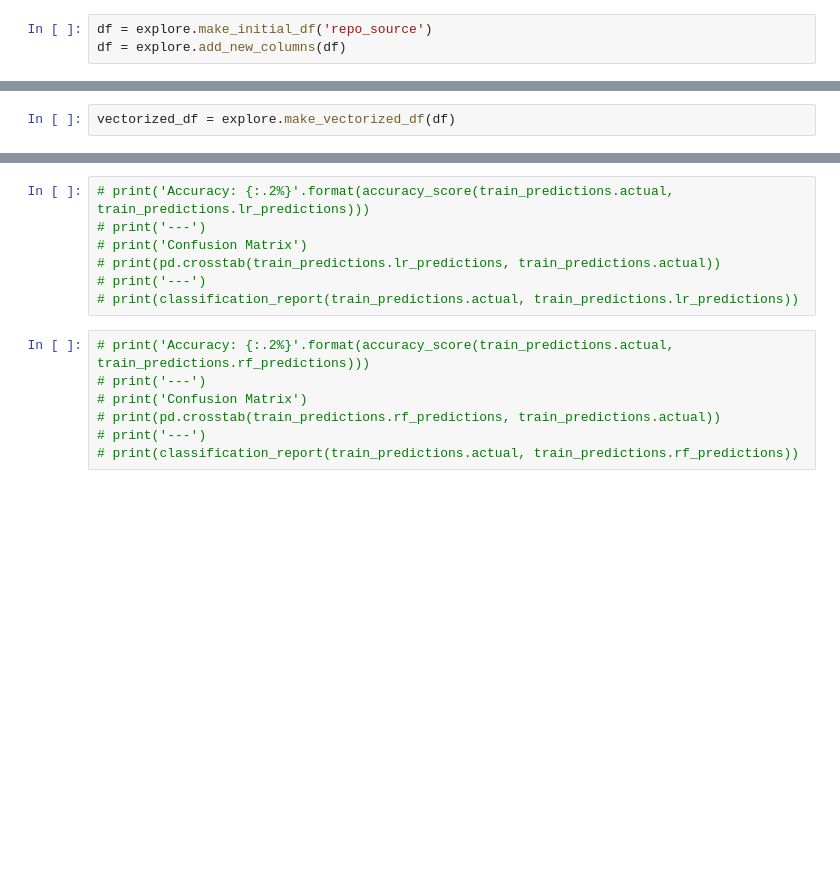
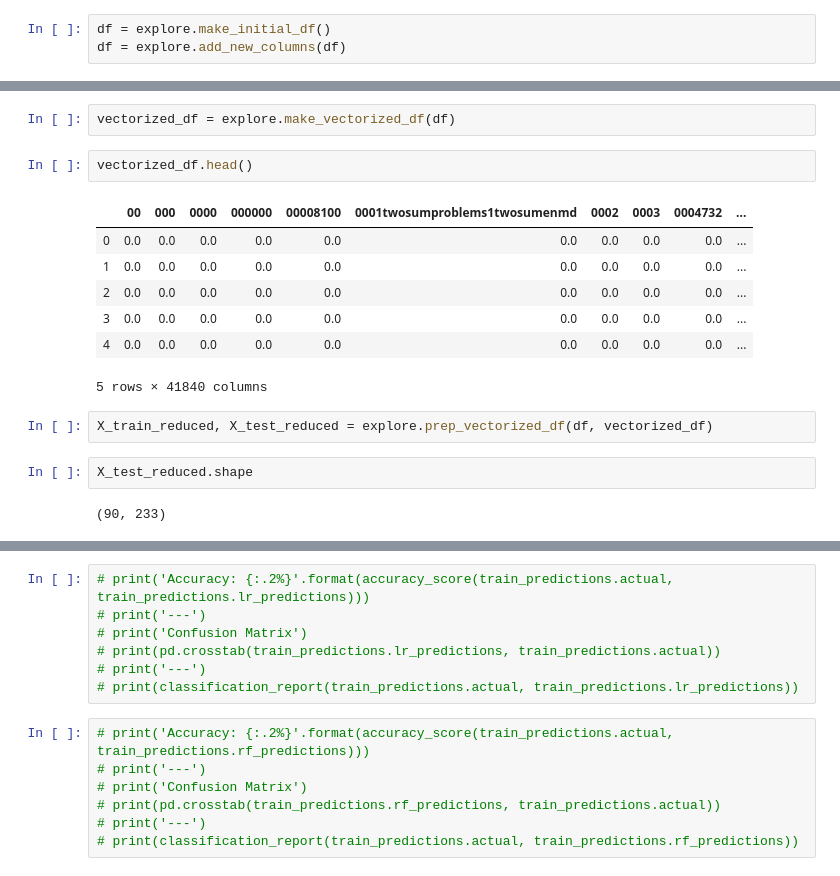
Before and after one commit to nlp-JB/predicting-using-nlp, a Jupyter notebook: j_test.ipynb, the cells around one changed output, grey strips where cells are left out. Saved outputs shown, nothing was run; the diff lists cells and outputs as text; blank space fills up the shorter version.

```diff
--- a/j_test.ipynb
+++ b/j_test.ipynb
@@ -14,5 +14,5 @@ import modeling
 import warnings
 warnings.filterwarnings("ignore")
 # %%
-df = explore.make_initial_df('repo_source')
+df = explore.make_initial_df()
 df = explore.add_new_columns(df)
@@ -19,2 +28,18 @@ df = explore.add_new_columns(df)
 # %%
 vectorized_df = explore.make_vectorized_df(df)
+# %%
+vectorized_df.head()
+# %% [output]
+|  | 00 | 000 | 0000 | 000000 | 00008100 | 0001twosumproblems1twosumenmd | 0002 | 0003 | 0004732 | ... |
+| 0 | 0.0 | 0.0 | 0.0 | 0.0 | 0.0 | 0.0 | 0.0 | 0.0 | 0.0 | ... |
+| 1 | 0.0 | 0.0 | 0.0 | 0.0 | 0.0 | 0.0 | 0.0 | 0.0 | 0.0 | ... |
+| 2 | 0.0 | 0.0 | 0.0 | 0.0 | 0.0 | 0.0 | 0.0 | 0.0 | 0.0 | ... |
+| 3 | 0.0 | 0.0 | 0.0 | 0.0 | 0.0 | 0.0 | 0.0 | 0.0 | 0.0 | ... |
+| 4 | 0.0 | 0.0 | 0.0 | 0.0 | 0.0 | 0.0 | 0.0 | 0.0 | 0.0 | ... |
+5 rows × 41840 columns
+# %%
+X_train_reduced, X_test_reduced = explore.prep_vectorized_df(df, vectorized_df)
+# %%
+X_test_reduced.shape
+# %% [output]
+(90, 233)
```
Also changed, not shown: parts of 21 cells of this notebook, 4 other files.
